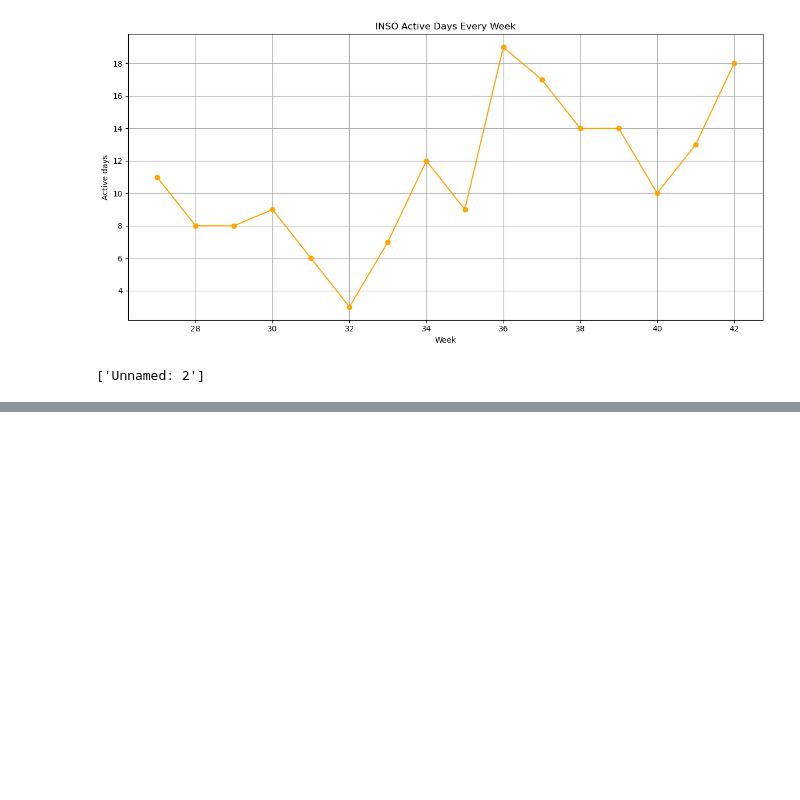
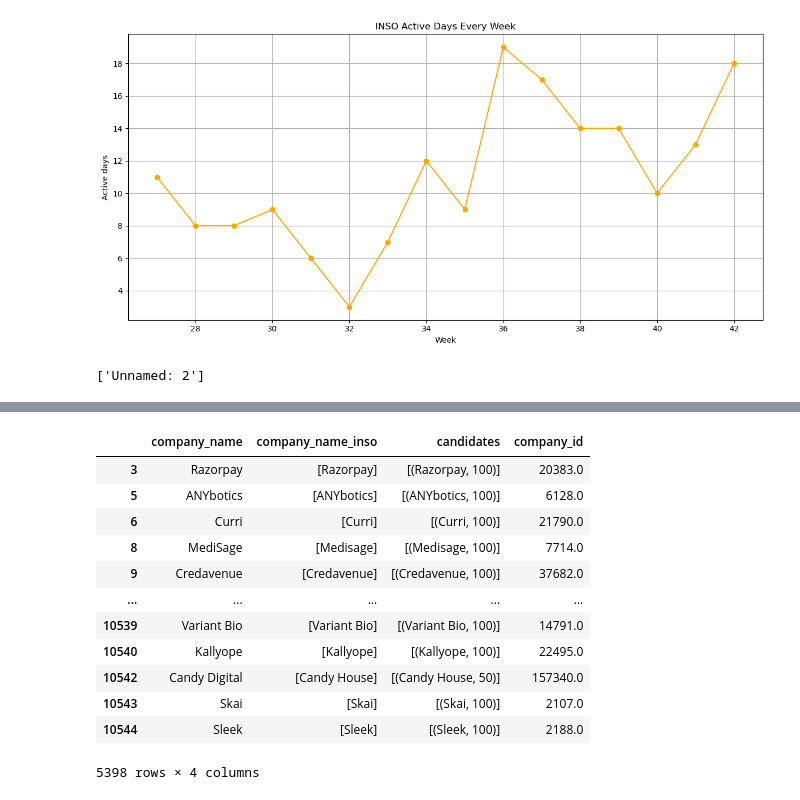
Before and after one commit to Steven-cpp/tableGPT, a Jupyter notebook: test.ipynb, the cells around one changed output, grey strips where cells are left out. Saved outputs shown, nothing was run; the diff lists cells and outputs as text; code cells hidden in the pictures; blank space fills up the shorter version.

```diff
--- a/test.ipynb
+++ b/test.ipynb
@@ -612,0 +681,18 @@ filtered_cols
+# %%
+port_company_matched = port_company_matched.dropna(subset=['company_id'])
+port_company_matched.loc[:, 'company_id'] = port_company_matched['company_id'].astype(int)
+port_company_matched
+# %% [output]
+|  | company_name | company_name_inso | candidates | company_id |
+| 3 | Razorpay | [Razorpay] | [(Razorpay, 100)] | 20383.0 |
+| 5 | ANYbotics | [ANYbotics] | [(ANYbotics, 100)] | 6128.0 |
+| 6 | Curri | [Curri] | [(Curri, 100)] | 21790.0 |
+| 8 | MediSage | [Medisage] | [(Medisage, 100)] | 7714.0 |
+| 9 | Credavenue | [Credavenue] | [(Credavenue, 100)] | 37682.0 |
+| ... | ... | ... | ... | ... |
+| 10539 | Variant Bio | [Variant Bio] | [(Variant Bio, 100)] | 14791.0 |
+| 10540 | Kallyope | [Kallyope] | [(Kallyope, 100)] | 22495.0 |
+| 10542 | Candy Digital | [Candy House] | [(Candy House, 50)] | 157340.0 |
+| 10543 | Skai | [Skai] | [(Skai, 100)] | 2107.0 |
+| 10544 | Sleek | [Sleek] | [(Sleek, 100)] | 2188.0 |
+5398 rows × 4 columns
```
Also changed, not shown: parts of 8 cells of this notebook, 1 other file.
